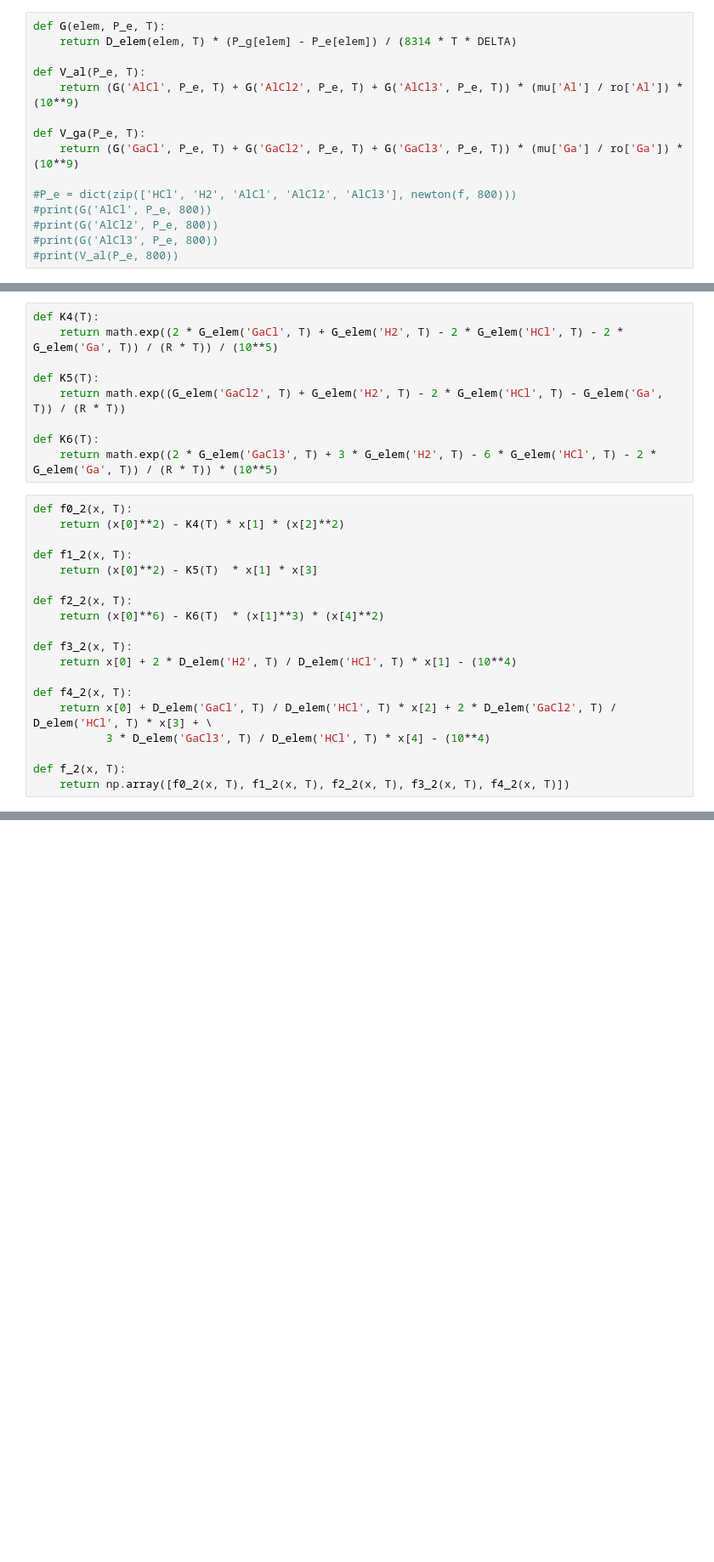
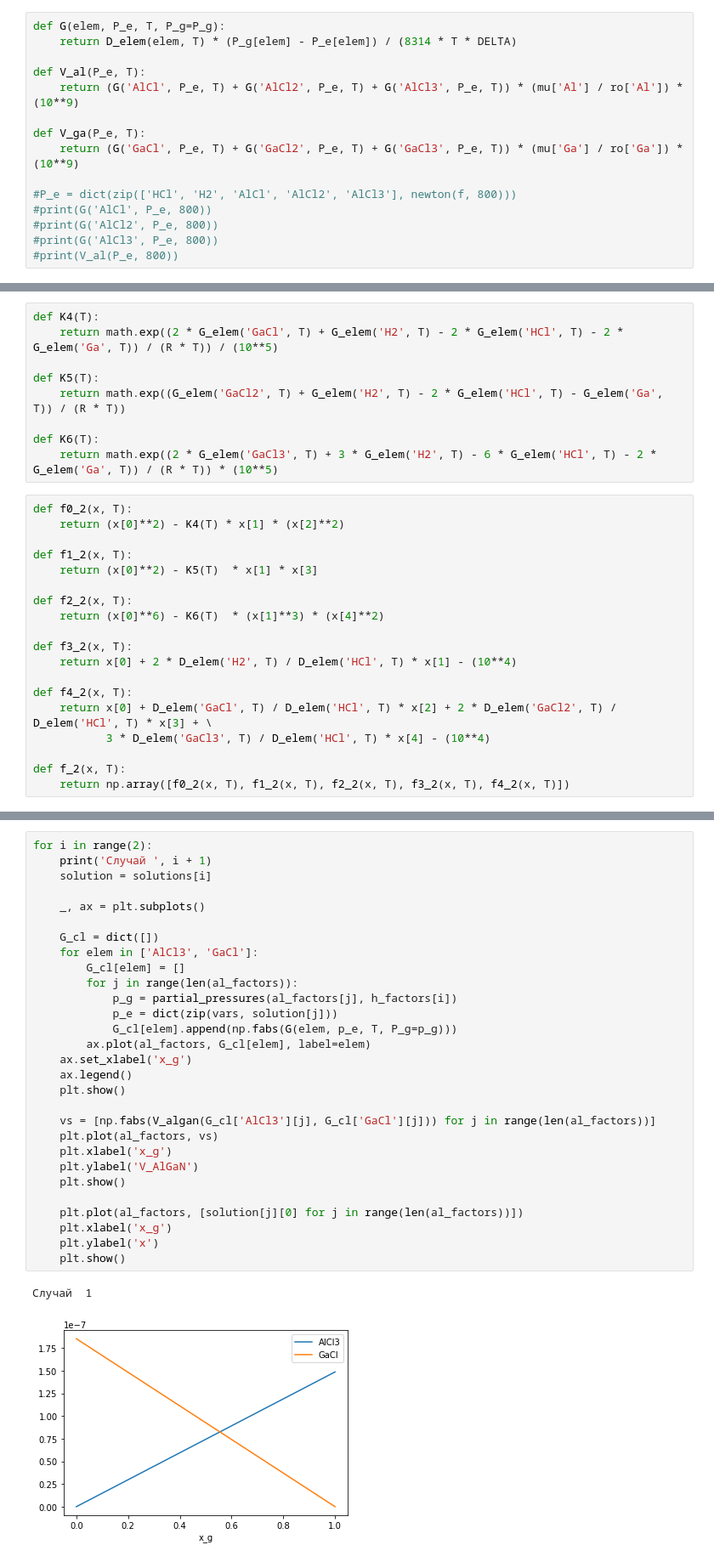
Before and after one commit to ivartb/AlGaN, a Jupyter notebook: AlGaN.ipynb, the cells around one changed output, grey strips where cells are left out. Shown: that part at 85% size. Saved outputs shown, nothing was run; the diff lists cells and outputs as text; blank space fills up the shorter version.

```diff
--- a/AlGaN.ipynb
+++ b/AlGaN.ipynb
@@ -102,6 +102,6 @@ def newton(f, T, eps=1e-6, max_iter=int(1e6)):
     return x
 # %%
-def G(elem, P_e, T):
+def G(elem, P_e, T, P_g=P_g):
     return D_elem(elem, T) * (P_g[elem] - P_e[elem]) / (8314 * T * DELTA)
 
 def V_al(P_e, T):
@@ -251,0 +341,32 @@ plt.show()
+# %%
+for i in range(2):
+    print('Случай ', i + 1)
+    solution = solutions[i]
+
+    _, ax = plt.subplots()
+
+    G_cl = dict([])
+    for elem in ['AlCl3', 'GaCl']:
+        G_cl[elem] = []
+        for j in range(len(al_factors)):
+            p_g = partial_pressures(al_factors[j], h_factors[i])
+            p_e = dict(zip(vars, solution[j]))
+            G_cl[elem].append(np.fabs(G(elem, p_e, T, P_g=p_g)))
+        ax.plot(al_factors, G_cl[elem], label=elem)
+    ax.set_xlabel('x_g')
+    ax.legend()
+    plt.show()
+
+    vs = [np.fabs(V_algan(G_cl['AlCl3'][j], G_cl['GaCl'][j])) for j in range(len(al_factors))]
+    plt.plot(al_factors, vs)
+    plt.xlabel('x_g')
+    plt.ylabel('V_AlGaN')
+    plt.show()
+
+    plt.plot(al_factors, [solution[j][0] for j in range(len(al_factors))])
+    plt.xlabel('x_g')
+    plt.ylabel('x')
+    plt.show()
+# %% [output]
+Случай  1
+[figure, added]
```
Also changed, not shown: parts of 6 cells of this notebook.
